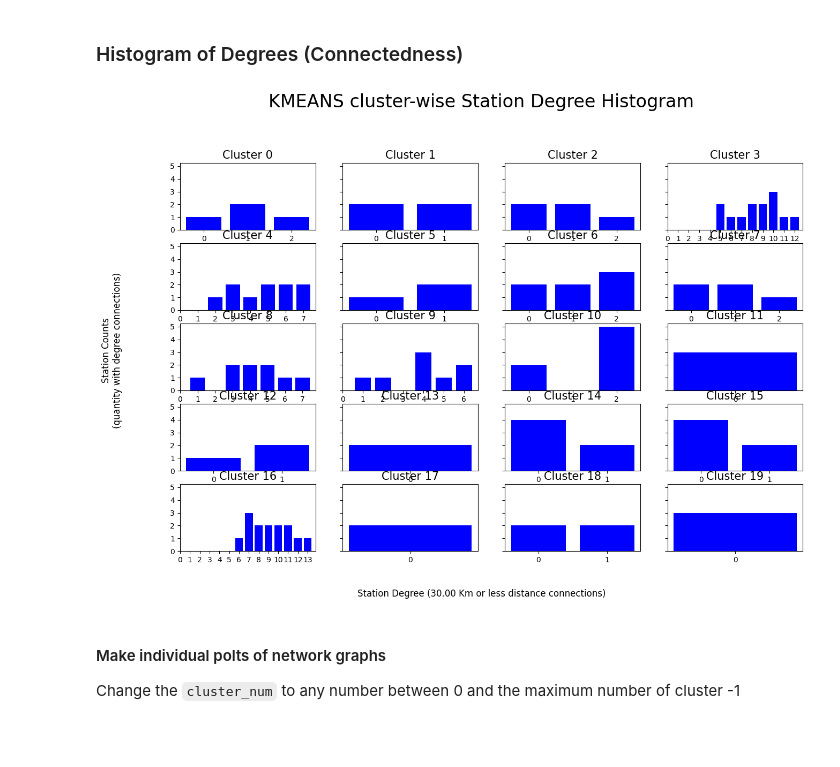
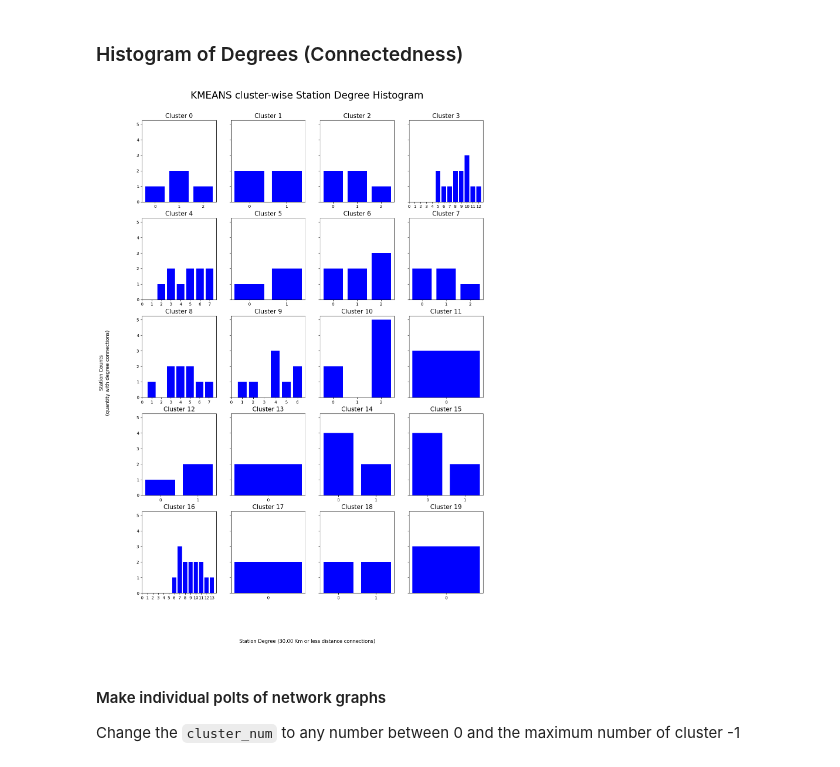
Before and after one commit to waidyanatha/quasar, a Jupyter notebook: notebooks/1a_shield_network_cluster_maps.ipynb, the cells around one changed output. Saved outputs shown, nothing was run; the diff lists cells and outputs as text; code cells hidden in the pictures; blank space fills up the shorter version.

````diff
--- a/notebooks/1a_shield_network_cluster_maps.ipynb
+++ b/notebooks/1a_shield_network_cluster_maps.ipynb
@@ -362,7 +363,7 @@ _Ordering points to identify the clustering structure_ [OPTICS](https://towardsd
 We may also consider State Vector Machine (SVM) to further separate the clusters and [reduce the noise](https://www.researchgate.net/publication/325116579_Scalable_density_based_spatial_clustering_with_integrated_one-class_SVM_for_noise_reduction).
 # %%
 import sys; sys.path.insert(1, '../lib')
-import cloud_clustering
+import cloud_clustering as cc
 import dunn as di
 from sklearn import metrics
 
@@ -381,7 +382,7 @@ from sklearn import metrics
 
     ** Change the three parameters below to see how the clustering behaves
 '''
-_s_clust_name = 'KMEANS'  # set the clustering algorithm
+_s_cloud_clust_name = 'KMEANS'  # set the clustering algorithm
 _l_max_distance = 30.0    # set epsilon
 _n_mim_clust_size = 3     # set the density
 
@@ -420,7 +421,7 @@ dict_clust_params["max_iter"]=300
 dict_clust_params["random_state"]=5
 dict_clust_params["n_clusters"]=20
 try:
-    cls_clust = clustering.cluster_data(_s_clust_name,**dict_clust_params)
+    cls_clust = cc.cluster_data(_s_cloud_clust_name,**dict_clust_params)
     labels, labels_true, clust_centers = cls_clust.get_clusters(station_coordinates)
 
     ''' Number of clusters in labels, ignoring noise if present. '''
@@ -589,7 +590,7 @@ Plot of stations that do not belong to any cluster because they don't fit the ep
 try:
     if n_noise_ <= 0:
 #    if not noise_st_arr.all():
-        raise ValueError('%s did not produced noise clusters (or singeltons) to plot' % _s_clust_name)
+        raise ValueError('%s did not produced noise clusters (or singeltons) to plot' % _s_cloud_clust_name)
 
     # create map using BASEMAP
     st_lat = noise_st_arr[:,0]
@@ -625,7 +626,7 @@ try:
            markeredgecolor='k', markersize=14, label=s_legend)
 
     plt.title('%s estimated %d outliers of %d stations'
-              % (_s_clust_name, noise_st_arr.shape[0], tmp_arr.shape[0]), fontsize=30)
+              % (_s_cloud_clust_name, noise_st_arr.shape[0], tmp_arr.shape[0]), fontsize=30)
     plt.xticks(size=10)
     plt.yticks(size=10)
     plt.legend(loc='upper left', fontsize=15)
@@ -725,7 +726,7 @@ if len(lst_G_simple) < 4:
 else:
     num_cols = 4
 num_rows = math.ceil(len(lst_G_simple)/num_cols)
-fig, ax = plt.subplots(num_rows, num_cols, figsize=(15,10), dpi=100, sharex=False, sharey=True)
+fig, ax = plt.subplots(num_rows, num_cols, figsize=(15,num_rows*4), dpi=100, sharex=False, sharey=True)
 
 for clust_num, G in enumerate(lst_G_simple):
     degree_sequence = sorted([d for n, d in G.degree()], reverse=True)
@@ -734,36 +735,36 @@ for clust_num, G in enumerate(lst_G_simple):
     row_num = math.floor(clust_num/num_cols)
     col_num = clust_num%num_cols
     if num_rows ==1:
         ax[col_num].bar(deg, cnt, width=0.80, color="b")
         ax[col_num].set_title('Cluster %d' %clust_num,size=20)
         ax[row_num,col_num].set_xticks(np.arange(0, max(deg), 1))
     else:
         ax[row_num,col_num].bar(deg, cnt, width=0.80, color="b")
         ax[row_num,col_num].set_title('Cluster %d' %clust_num,size=15)
         ax[row_num,col_num].set_xticks(np.arange(0, max(deg)+1, 1))
     if __max_deg_cnt < max(cnt):
         __max_deg_cnt = max(cnt)
 
-plt.suptitle(_s_clust_name + " cluster-wise Station Degree Histogram",size=24)
+plt.suptitle(_s_cloud_clust_name + " cluster-wise Station Degree Histogram",size=24)
 #st.set_y(0.95)
-fig.subplots_adjust(top=0.85)
+fig.subplots_adjust(top=0.93)
 plt.yticks(np.arange(0, __max_deg_cnt+1, 1))
 x_share_axis_text = 'Station Degree (%0.2f Km or less distance connections)' % _l_max_distance
 fig.text(0.5, 0.04,
          x_share_axis_text,
          ha='center',size=12)
 fig.text(0.04, 0.5,
          'Station Counts\n(quantity with degree connections)',
          ha='center', va='center', rotation='vertical', size=12)
 #fig.tight_layout()
 
 ''' remove empty plots '''
 for i in range(len(lst_G_simple),num_cols*num_rows):
     fig.delaxes(ax[num_rows-1,i%4])
 
 plt.show()
 # %% [output]
-[figure, old version]
+[figure, new version]
 # %% [markdown]
 #### Make individual polts of network graphs
 Change the ```cluster_num``` to any number between 0 and the maximum number of cluster -1
````
Also changed, not shown: parts of 17 cells of this notebook.
